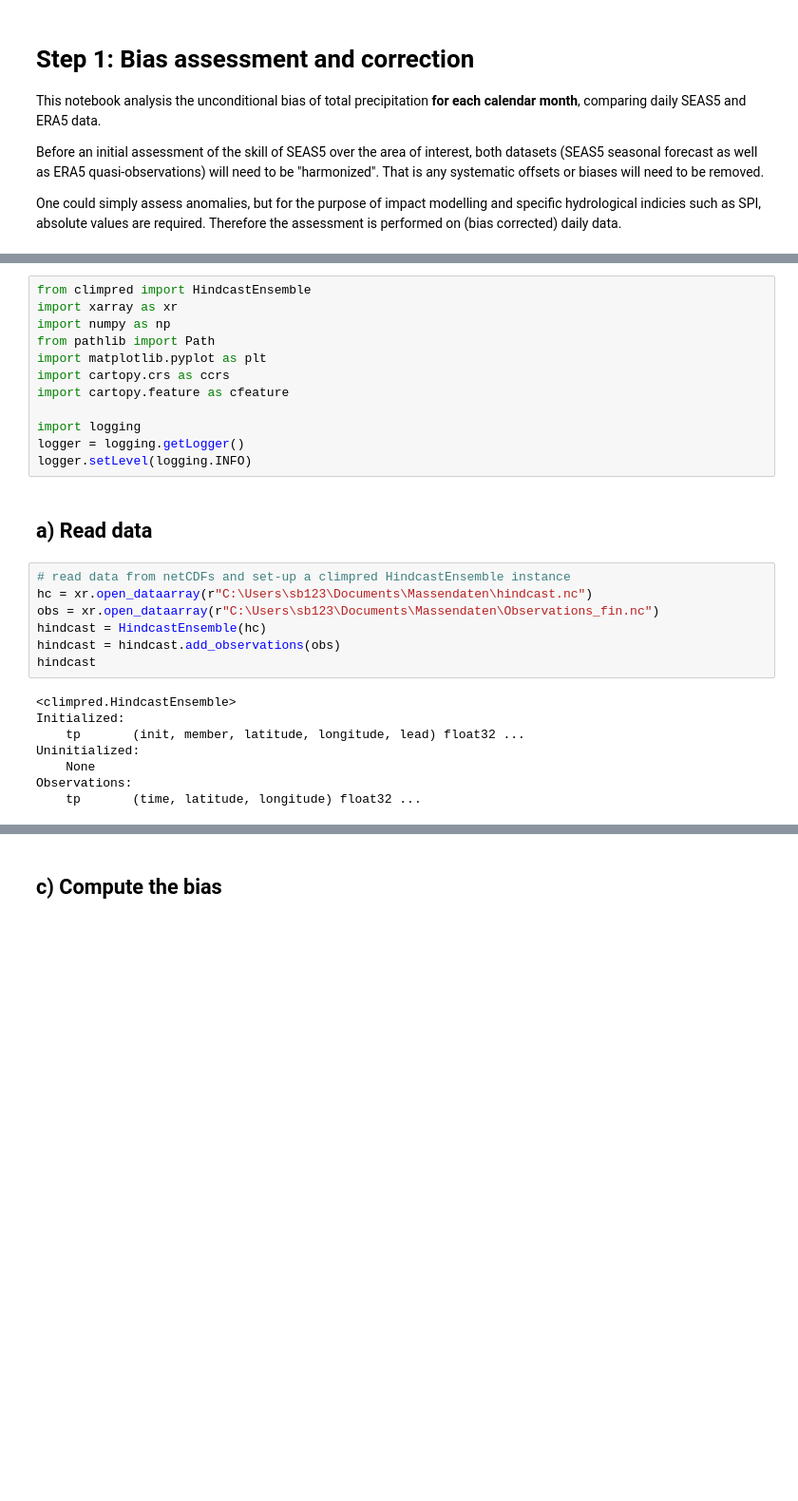
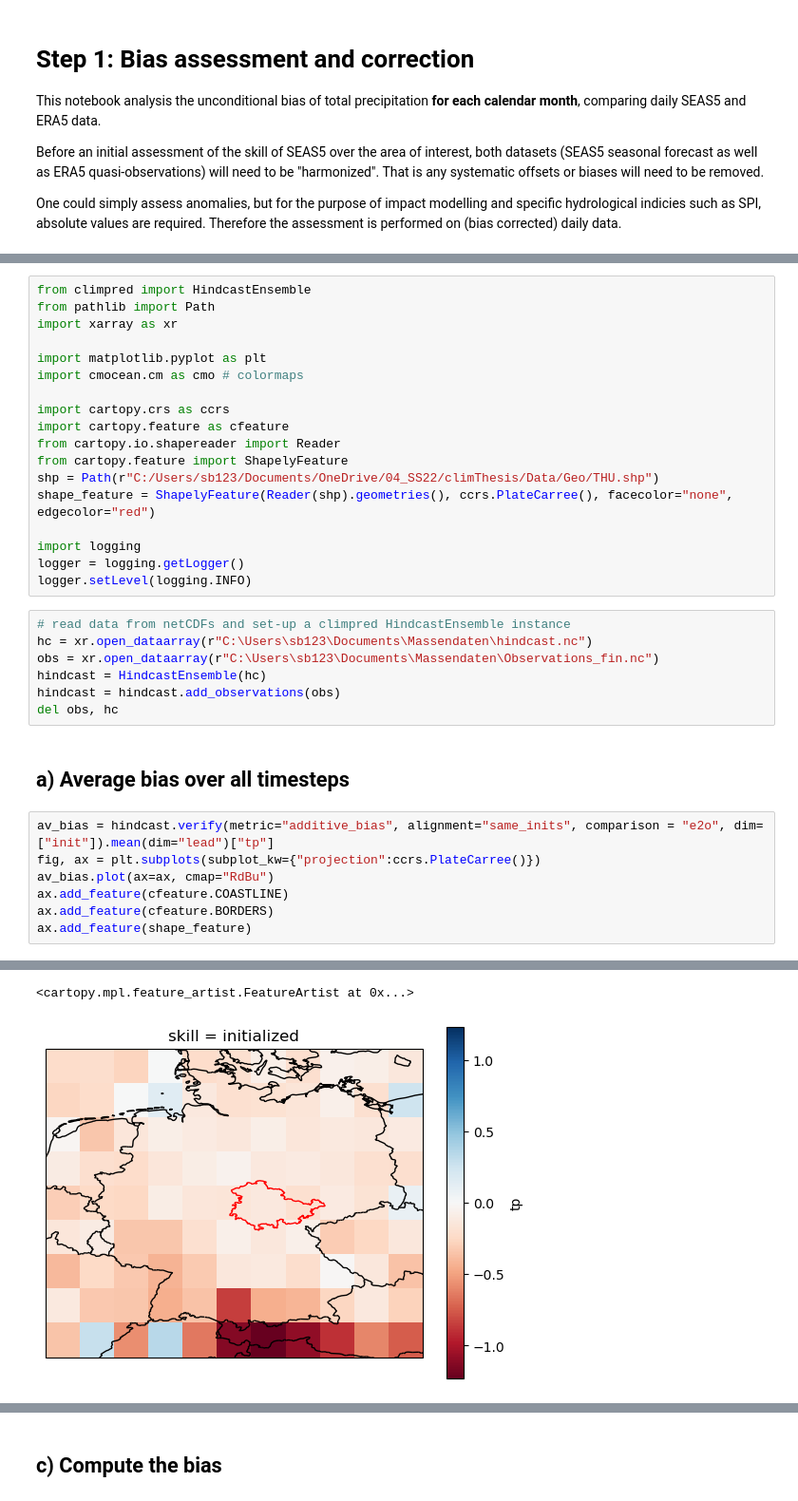
Before and after one commit to SebBub/Thesis, a Jupyter notebook: Step3_BiasAssessment.ipynb, the cells around one changed output, grey strips where cells are left out. Shown at 95% size. Cells and saved outputs as stored; diff of their text form; blank space fills up the shorter version.

```diff
--- a/Step3_BiasAssessment.ipynb
+++ b/Step3_BiasAssessment.ipynb
@@ -20,29 +18,35 @@ One could simply assess anomalies, but for the purpose of impact modelling and s
 # %%
 from climpred import HindcastEnsemble
+from pathlib import Path
 import xarray as xr
-import numpy as np
-from pathlib import Path
+
 import matplotlib.pyplot as plt
+import cmocean.cm as cmo # colormaps
+
 import cartopy.crs as ccrs
 import cartopy.feature as cfeature
+from cartopy.io.shapereader import Reader
+from cartopy.feature import ShapelyFeature
+shp = Path(r"C:/Users/sb123/Documents/OneDrive/04_SS22/climThesis/Data/Geo/THU.shp")
+shape_feature = ShapelyFeature(Reader(shp).geometries(), ccrs.PlateCarree(), facecolor="none", edgecolor="red")
 
 import logging
 logger = logging.getLogger()
 logger.setLevel(logging.INFO)
-# %% [markdown]
-## a) Read data
 # %%
 # read data from netCDFs and set-up a climpred HindcastEnsemble instance
 hc = xr.open_dataarray(r"C:\Users\sb123\Documents\Massendaten\hindcast.nc")
 obs = xr.open_dataarray(r"C:\Users\sb123\Documents\Massendaten\Observations_fin.nc")
 hindcast = HindcastEnsemble(hc)
 hindcast = hindcast.add_observations(obs)
-hindcast
+del obs, hc
-# %% [output]
-<climpred.HindcastEnsemble>
-Initialized:
-    tp       (init, member, latitude, longitude, lead) float32 ...
-Uninitialized:
-    None
-Observations:
-    tp       (time, latitude, longitude) float32 ...
+# %% [markdown]
+## a) Average bias over all timesteps
+# %%
+av_bias = hindcast.verify(metric="additive_bias", alignment="same_inits", comparison = "e2o", dim=["init"]).mean(dim="lead")["tp"]
+fig, ax = plt.subplots(subplot_kw={"projection":ccrs.PlateCarree()})
+av_bias.plot(ax=ax, cmap="RdBu")
+ax.add_feature(cfeature.COASTLINE)
+ax.add_feature(cfeature.BORDERS)
+ax.add_feature(shape_feature)
+# %% [output]
@@ -48,0 +70,2 @@ Observations:
+<cartopy.mpl.feature_artist.FeatureArtist at 0x...>
+[figure, added]
```
Also changed, not shown: parts of 19 cells of this notebook, 3 other files.
